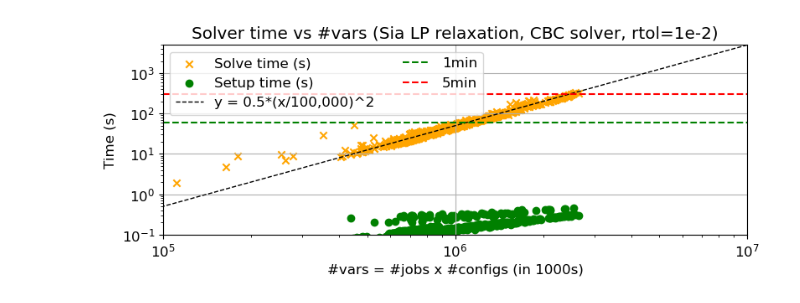
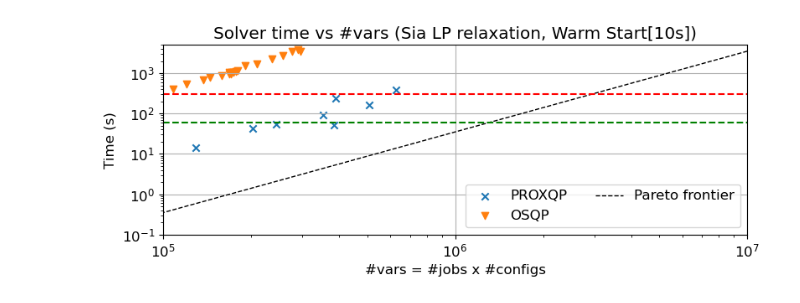
Before and after one commit to suhasjs/continuous-scheduling, a Jupyter notebook: simulator/notebooks/runtimes_vs_problem_size.ipynb, the cells around one changed output. Drawn from its saved outputs; the diff is of its cells as text; code cells hidden in the pictures.

```diff
--- a/simulator/notebooks/runtimes_vs_problem_size.ipynb
+++ b/simulator/notebooks/runtimes_vs_problem_size.ipynb
@@ -48,0 +57,10 @@ Reading from /home/sauce/data/solvers/logs/40k_logs_warm_start_10s.pkl
+# %%
+# read data for warm starts
+prefix = "/home/sauce/data/solvers/logs/warm_start_40kjobs_8kgpus"
+solver_logfiles = {
+  "PROXQP": f"{prefix}/proxqp_rtol1e-4_lprelaxed_10s/workload-1.pkl",
+  "OSQP": f"{prefix}/osqp_rtol1e-4_lprelaxed_10s/workload-1.pkl",
+}
+warm_solver_data = {
+  solver: read_logfile(logfile) for solver, logfile in solver_logfiles.items()
+}
@@ -49,24 +102,27 @@ Reading from /home/sauce/data/solvers/logs/40k_logs_warm_start_10s.pkl
 # %%
-# scatter plot num_vars vs solve_time_ms
-data = data_1em2
-plt.scatter(data["num_vars"], data["solve_time_ms"]/1000, marker='x', color='orange', label="Solve time (s)")
-plt.scatter(data["num_vars"], data["setup_time_ms"]/1000, marker='o', color='g', label="Setup time (s)")
-plt.xlabel("#vars = #jobs x #configs (in 1000s)")
+# scatter plot num_vars vs solve_time_ms in warm start mode
+markers = {
+  "PROXQP": "x",
+  "OSQP": "v"
+}
+for solver, data in warm_solver_data.items():
+  plt.scatter(data["num_vars"], data["solve_time_ms"]/1000, label=solver, marker=markers[solver])
+plt.xlabel("#vars = #jobs x #configs")
 plt.ylabel("Time (s)")
-plt.title("Solver time vs #vars (Sia LP relaxation, CBC solver, rtol=1e-2)")
+plt.title("Solver time vs #vars (Sia LP relaxation, Warm Start[10s])")
 standardize(size=(9, 3))
 # plot a line: y = mx + c, m=0.01, c=70
 x = np.linspace(1e4, 1e7, 20)
-y = 0.5*((x/1e5)**2)
-plt.plot(x, y, 'k--', linewidth=1, label="y = 0.5*(x/100,000)^2")
+y = 0.35*((x/1e5)**2)
+plt.plot(x, y, 'k--', linewidth=1, label="Pareto frontier")
 plt.yscale("log")
 plt.xscale("log")
 plt.xlim([1e5, 1e7])
 plt.ylim([0.1, 5000])
 # get axes
-plt.axhline(60, color='g', linestyle='--', label='1min')
-plt.axhline(300, color='r', linestyle='--', label='5min')
+plt.axhline(60, color='g', linestyle='--')
+plt.axhline(300, color='r', linestyle='--')
 plt.legend(ncol=2)
-plt.savefig("figs/cbc_rtol1e-2_num_vars_vs_solve_time.jpg", bbox_inches='tight', dpi=300)
+plt.savefig("figs/warm_start_10s_num_vars_vs_solve_time.jpg", bbox_inches='tight', dpi=300)
 # %% [output]
-[figure, old version]
+[figure, new version]
```
Also changed, not shown: parts of 8 cells of this notebook, 8 other files.
